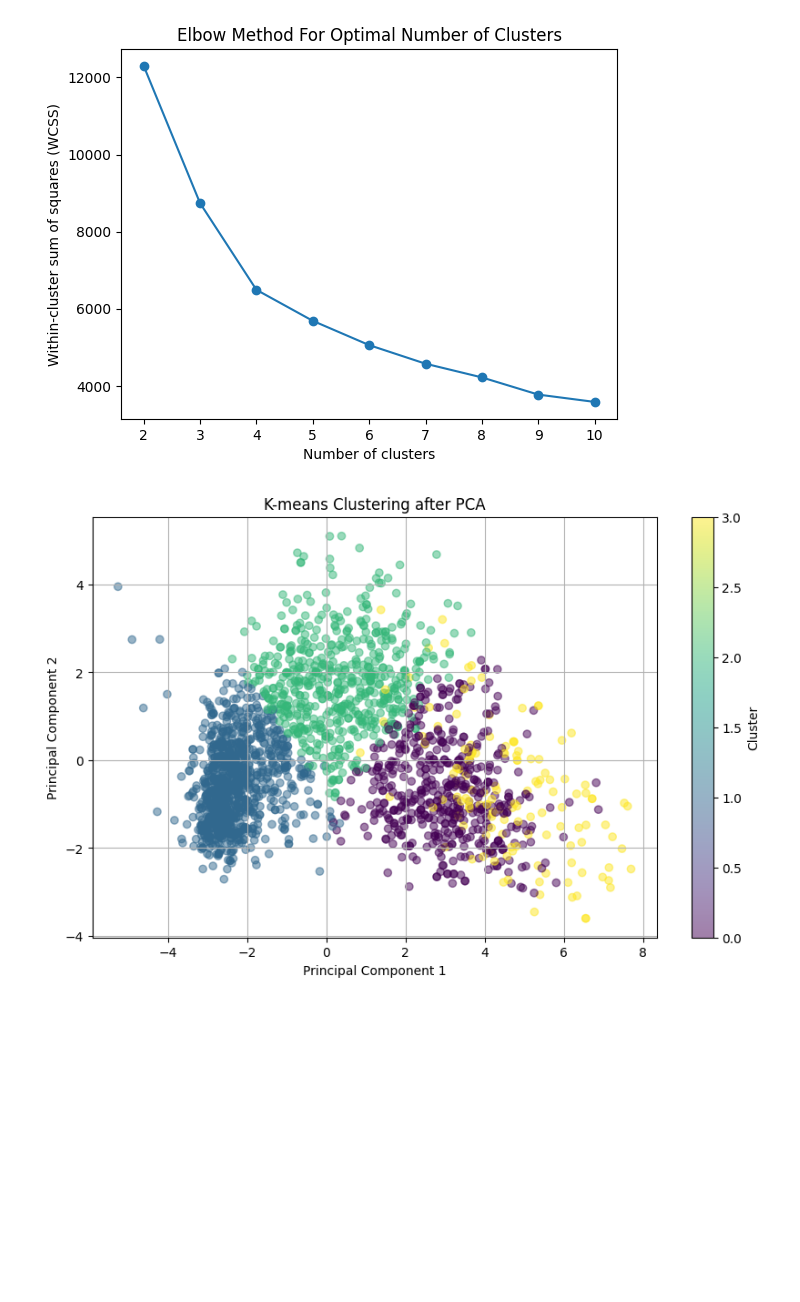
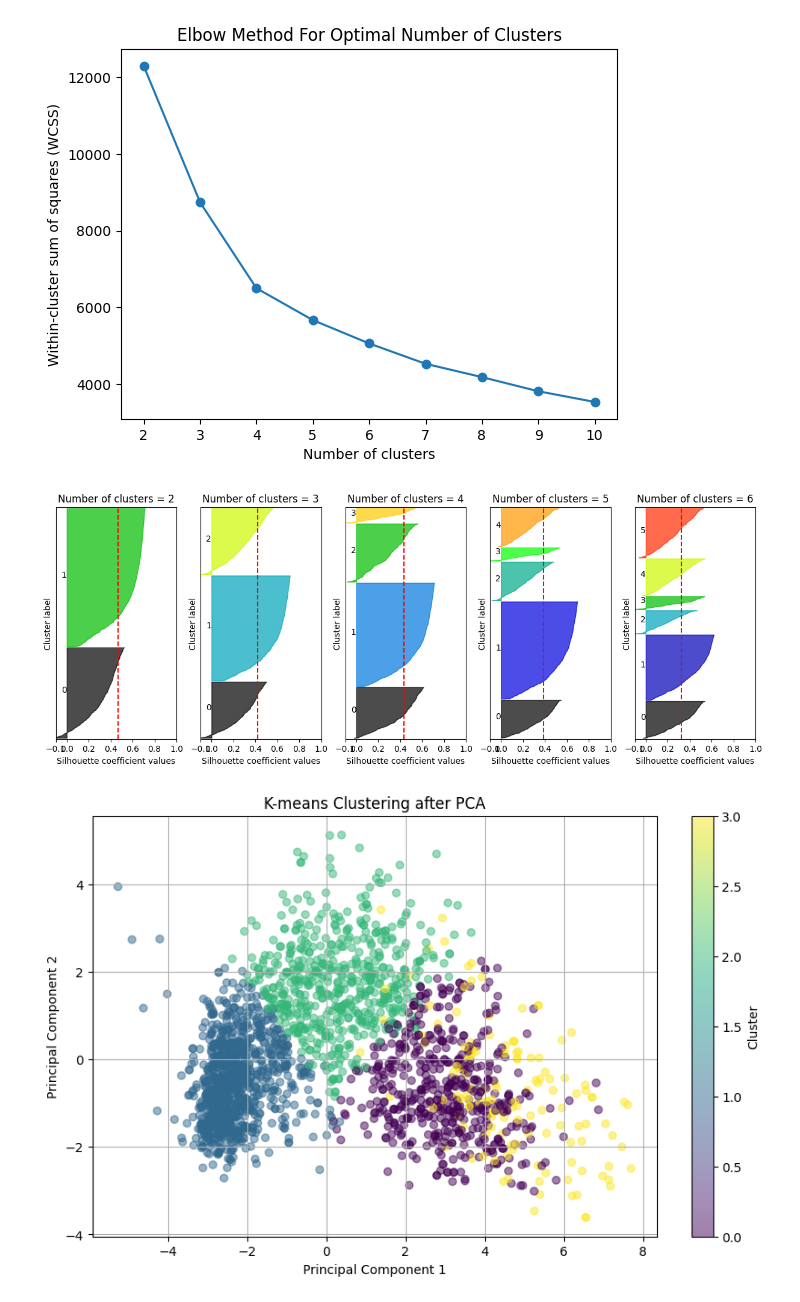
Before and after one commit to Swalke20/DLS_Project, a Jupyter notebook: 4. Customer Segmentation Project/Customer_segmentation_project.ipynb, the cells around one changed output. Cells and saved outputs as stored; diff of their text form; code cells hidden in the pictures; blank space fills up the shorter version.

Commit message:
Added silhouette plots

```diff
--- a/4. Customer Segmentation Project/Customer_segmentation_project.ipynb
+++ b/4. Customer Segmentation Project/Customer_segmentation_project.ipynb
@@ -488,6 +488,61 @@ plt.xticks(range_n_clusters)
 plt.show()
 # %% [output]
 [figure]
+# %%
+# Define range of cluster numbers to try
+range_n_clusters = [2, 3, 4, 5, 6]
+
+# Create subplot layout
+fig, axs = plt.subplots(1, len(range_n_clusters), figsize=(15, 5))
+
+for idx, n_clusters in enumerate(range_n_clusters):
+    # Initialize the KMeans object with n_clusters
+    clusterer = KMeans(n_clusters=n_clusters, random_state=7)
+    cluster_labels = clusterer.fit_predict(X_stan_pca)
+
+    # Compute the average silhouette score for the current number of clusters
+    silhouette_avg = silhouette_score(X_stan_pca, cluster_labels)
+
+    # Compute silhouette scores for each sample
+    sample_silhouette_values = silhouette_samples(X_stan_pca, cluster_labels)
+
+    # Plot silhouette plot
+    y_lower = 10
+    axs[idx].set_xlim([-0.1, 1])
+    axs[idx].set_ylim([0, len(X_stan_pca) + (n_clusters + 1) * 10])
+
+    for i in range(n_clusters):
+        # Aggregate the silhouette scores for samples belonging to cluster i, and sort them
+        ith_cluster_silhouette_values = sample_silhouette_values[cluster_labels == i]
+        ith_cluster_silhouette_values.sort()
+
+        size_cluster_i = ith_cluster_silhouette_values.shape[0]
+        y_upper = y_lower + size_cluster_i
+
+        color = plt.cm.nipy_spectral(float(i) / n_clusters)
+        axs[idx].fill_betweenx(np.arange(y_lower, y_upper),
+                          0, ith_cluster_silhouette_values,
+                          facecolor=color, edgecolor=color, alpha=0.7)
+
+        # Label silhouette plots with their cluster numbers at the middle
+        axs[idx].text(-0.05, y_lower + 0.5 * size_cluster_i, str(i))
+
+        # Compute new y_lower for the next plot
+        y_lower = y_upper + 10  # 10 for the 0 samples
+
+    axs[idx].set_title("Number of clusters = {}".format(n_clusters))
+    axs[idx].set_xlabel("Silhouette coefficient values")
+    axs[idx].set_ylabel("Cluster label")
+
+    # The vertical line for average silhouette score of all the values
+    axs[idx].axvline(x=silhouette_avg, color="red", linestyle="--")
+
+    axs[idx].set_yticks([])  # Clear the yaxis labels / ticks
+    axs[idx].set_xticks([-0.1, 0, 0.2, 0.4, 0.6, 0.8, 1])
+
+plt.show()
+# %% [output]
+[figure, added]
 # %%
 k = 4  # Specify the desired number of clusters
 kmeans = KMeans(n_clusters=k, random_state=7)
```
Also changed, not shown: parts of 10 cells of this notebook.
